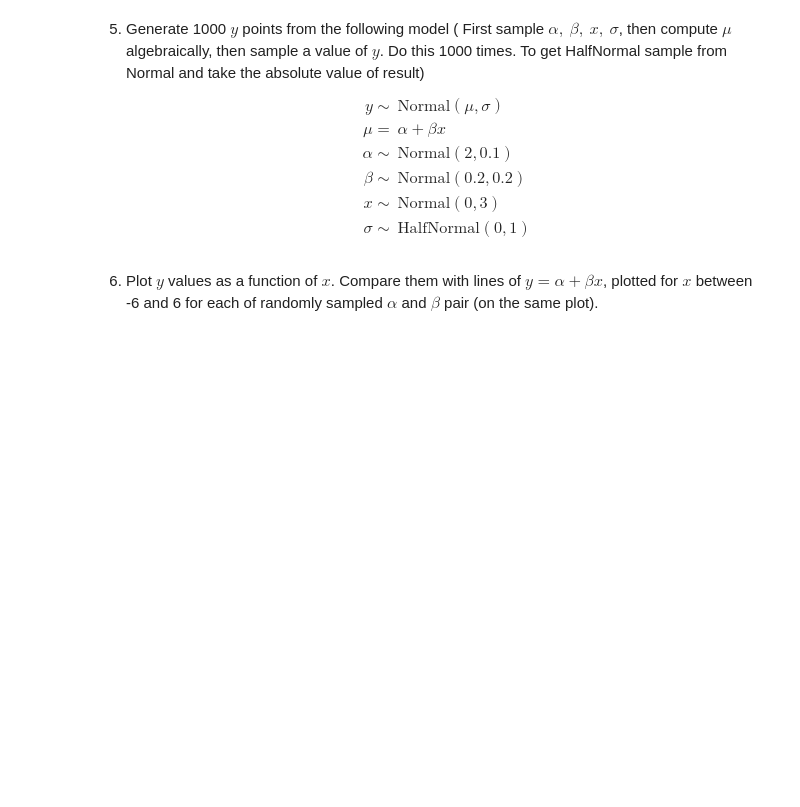
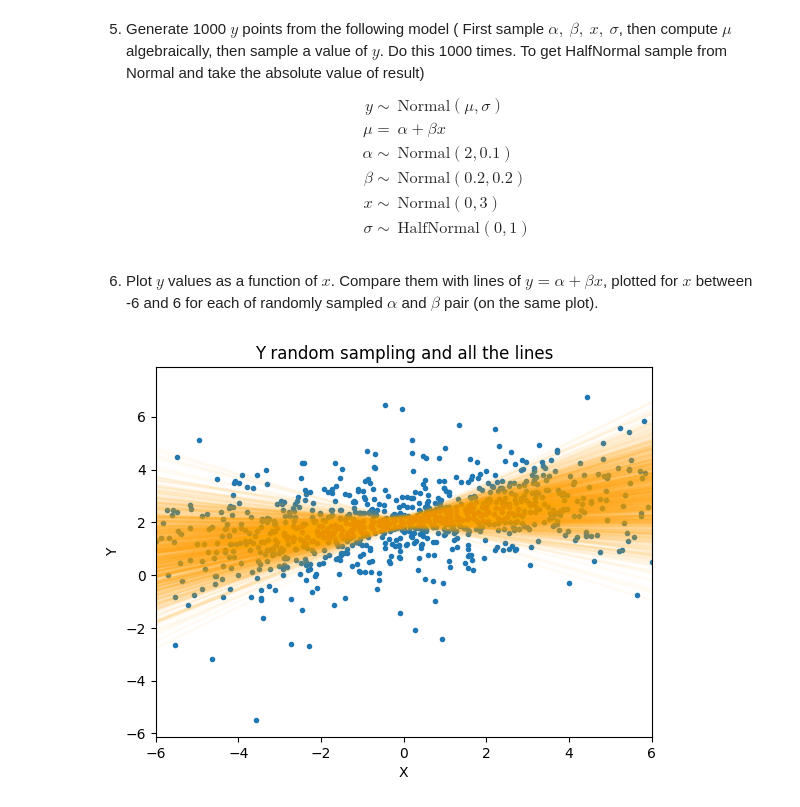
Before and after one commit to Kri5t0fK/AiR_ISZ_DA, a Jupyter notebook: Lab1/DA_lab1.ipynb, the cells around one changed output. Saved outputs shown, nothing was run; the diff lists cells and outputs as text; code cells hidden in the pictures; blank space fills up the shorter version.

```diff
--- a/Lab1/DA_lab1.ipynb
+++ b/Lab1/DA_lab1.ipynb
@@ -101,5 +118,34 @@ $$
     \sigma\sim{}&\mathrm{HalfNormal}(0,1)
     \end{aligned}
 $$
+# %%
+# sampling
+alpha = np.random.normal(2.0, 0.1, 1000)
+beta = np.random.normal(0.2, 0.2, 1000)
+X = np.random.normal(0.0, 3.0, 1000)
+sigma = np.abs(np.random.normal(0.0, 1.0, 1000))
+
+# mu algebraic computing
+mu = alpha + beta * X
+
+# y sampling
+Y = np.random.normal(mu, sigma)
 # %% [markdown]
 6. Plot $y$ values as a function of $x$. Compare them with lines of $y=\alpha+\beta x$, plotted for $x$ between -6 and 6 for each of randomly sampled $\alpha$ and $\beta$ pair (on the same plot).
+# %%
+# prepare data
+# i = np.random.randint(0, 1000)
+I = np.arange(1000)
+f = lambda x, i: alpha[i] + x * beta[i]
+x = np.linspace(-6, 6)
+
+# plot
+fig, ax = plt.subplots()
+ax.plot(X, Y, '.')
+for i in I:
+    ax.plot(x, f(x, i), color='orange', alpha=0.05)
+ax.set(title='Y random sampling and all the lines',
+    xlim=[-6, 6], xlabel='X', ylabel='Y')
+plt.show()
+# %% [output]
+[figure, added]
```
Also changed, not shown: parts of 10 cells of this notebook.
